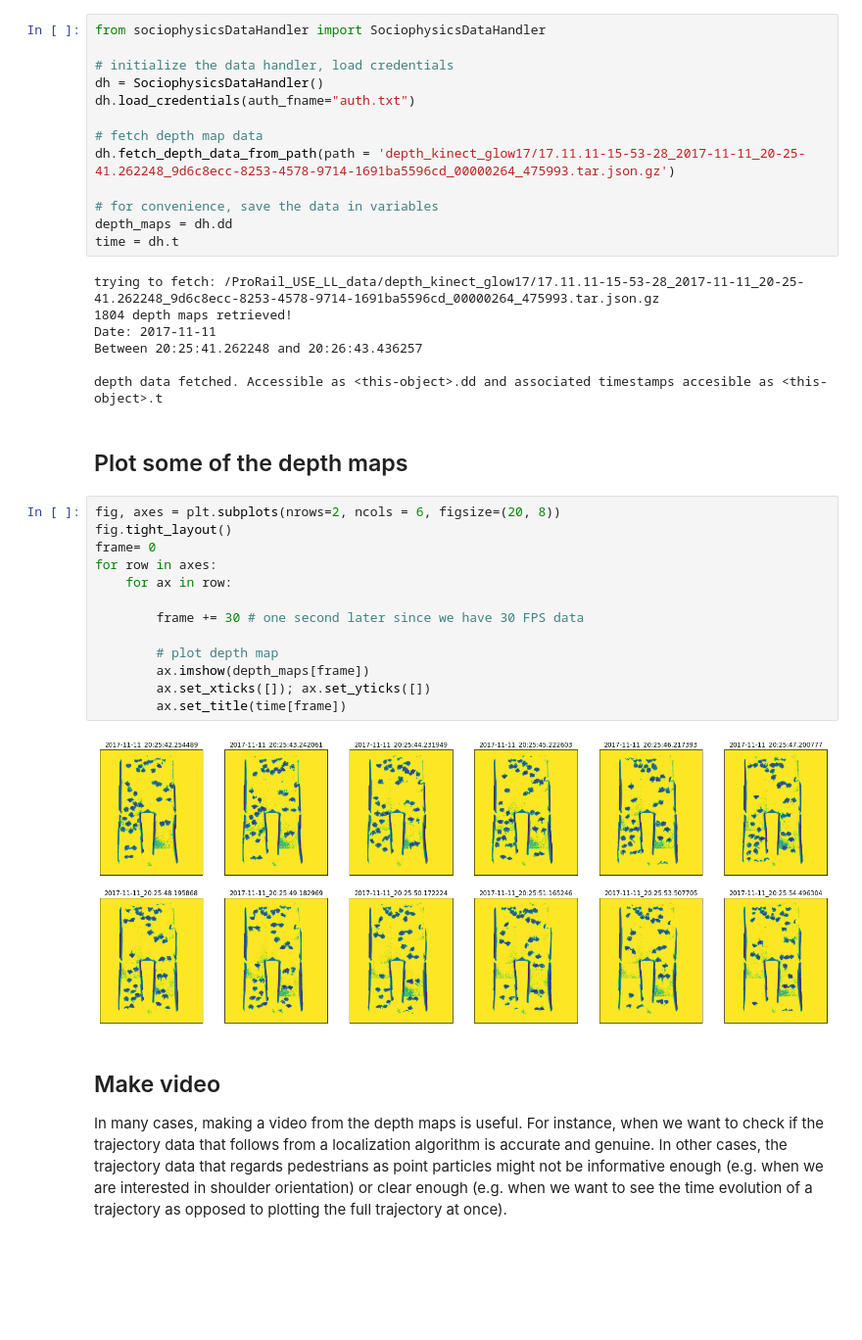
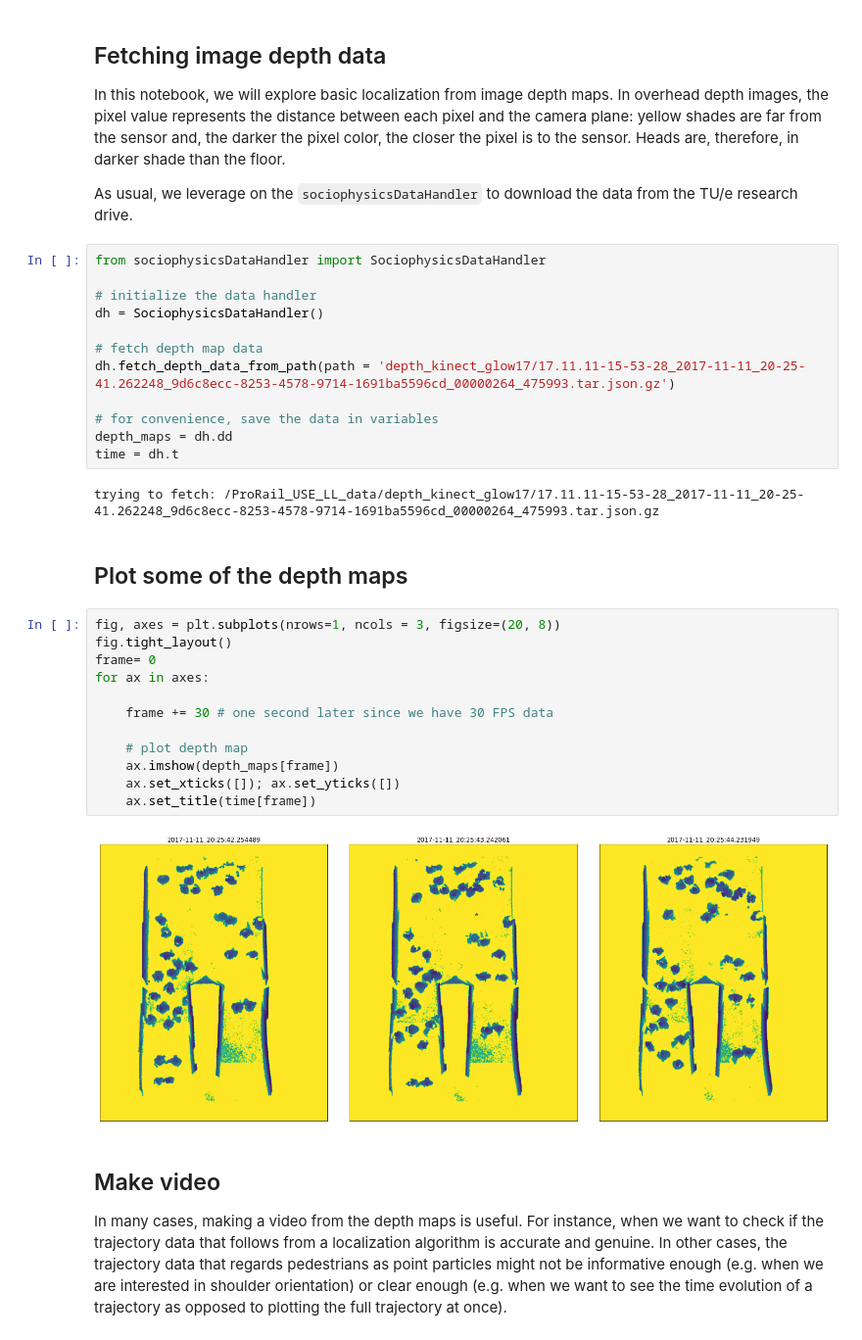
Before and after one commit to Joriswillems/depth_data_im_analysis, a Jupyter notebook: localization.ipynb, the cells around one changed output. Shown at 98% size. Drawn from its saved outputs; the diff is of its cells as text; blank space fills up the shorter version.

Commit message:
initial commit working basic localization

```diff
--- a/localization.ipynb
+++ b/localization.ipynb
@@ -18,9 +12,14 @@ In this notebook, we will explore basic localization from image depth maps. Dept
+# %% [markdown]
+## Fetching image depth data
+
+In this notebook, we will explore basic localization from image depth maps. In overhead depth images, the pixel value represents the distance between each pixel and the camera plane: yellow shades are far from the sensor and, the darker the pixel color, the closer the pixel is to the sensor. Heads are, therefore, in darker shade than the floor.
+
+As usual, we leverage on the `sociophysicsDataHandler` to download the data from the TU/e research drive.
 # %%
 from sociophysicsDataHandler import SociophysicsDataHandler
 
-# initialize the data handler, load credentials
+# initialize the data handler
 dh = SociophysicsDataHandler()
-dh.load_credentials(auth_fname="auth.txt")
 
 # fetch depth map data
 dh.fetch_depth_data_from_path(path = 'depth_kinect_glow17/17.11.11-15-53-28_2017-11-11_20-25-41.262248_9d6c8ecc-8253-4578-9714-1691ba5596cd_00000264_475993.tar.json.gz')
@@ -30,28 +29,22 @@ depth_maps = dh.dd
 time = dh.t
 # %% [output]
 trying to fetch: /ProRail_USE_LL_data/depth_kinect_glow17/17.11.11-15-53-28_2017-11-11_20-25-41.262248_9d6c8ecc-8253-4578-9714-1691ba5596cd_00000264_475993.tar.json.gz
-1804 depth maps retrieved!
-Date: 2017-11-11
-Between 20:25:41.262248 and 20:26:43.436257
-
-depth data fetched. Accessible as <this-object>.dd and associated timestamps accesible as <this-object>.t
 # %% [markdown]
 ## Plot some of the depth maps
 # %%
-fig, axes = plt.subplots(nrows=2, ncols = 6, figsize=(20, 8))
+fig, axes = plt.subplots(nrows=1, ncols = 3, figsize=(20, 8))
 fig.tight_layout()
 frame= 0
-for row in axes:
-    for ax in row:
+for ax in axes:
 
-        frame += 30 # one second later since we have 30 FPS data
+    frame += 30 # one second later since we have 30 FPS data
 
-        # plot depth map
-        ax.imshow(depth_maps[frame])
-        ax.set_xticks([]); ax.set_yticks([])
-        ax.set_title(time[frame])
+    # plot depth map
+    ax.imshow(depth_maps[frame])
+    ax.set_xticks([]); ax.set_yticks([])
+    ax.set_title(time[frame])
 # %% [output]
-[figure, old version]
+[figure, new version]
 # %% [markdown]
 ## Make video
 
```
Also changed, not shown: parts of 17 cells of this notebook.
